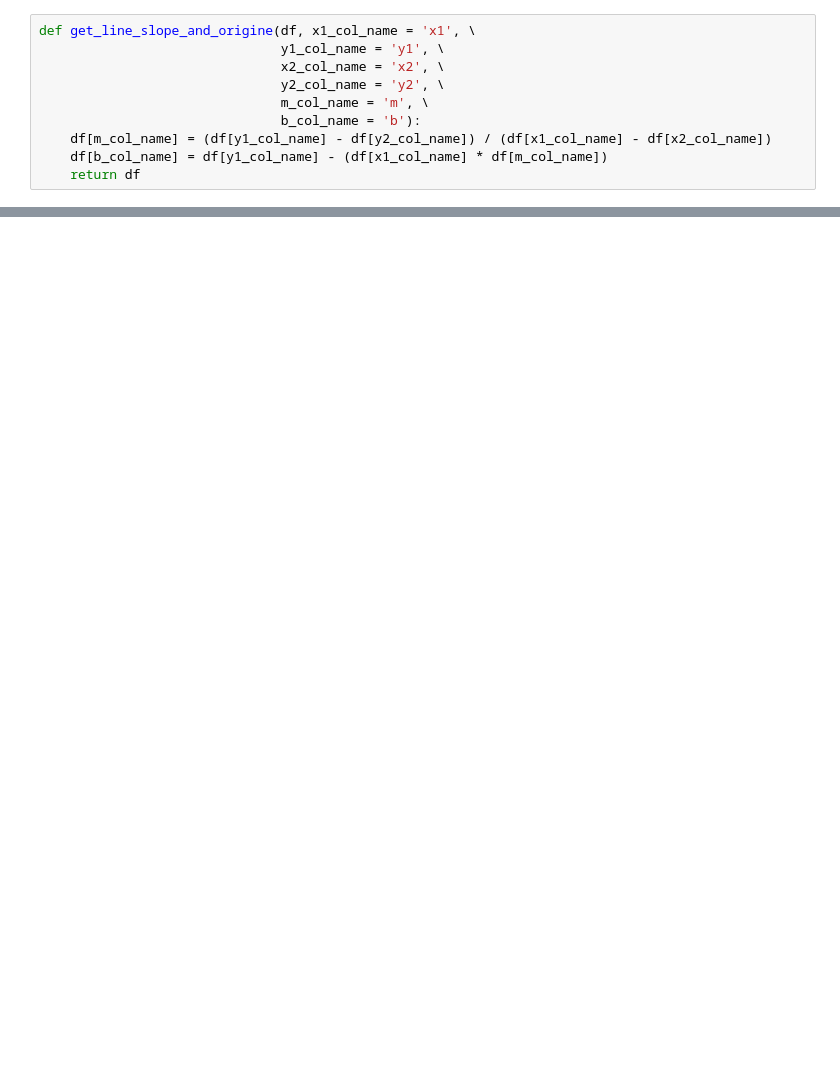
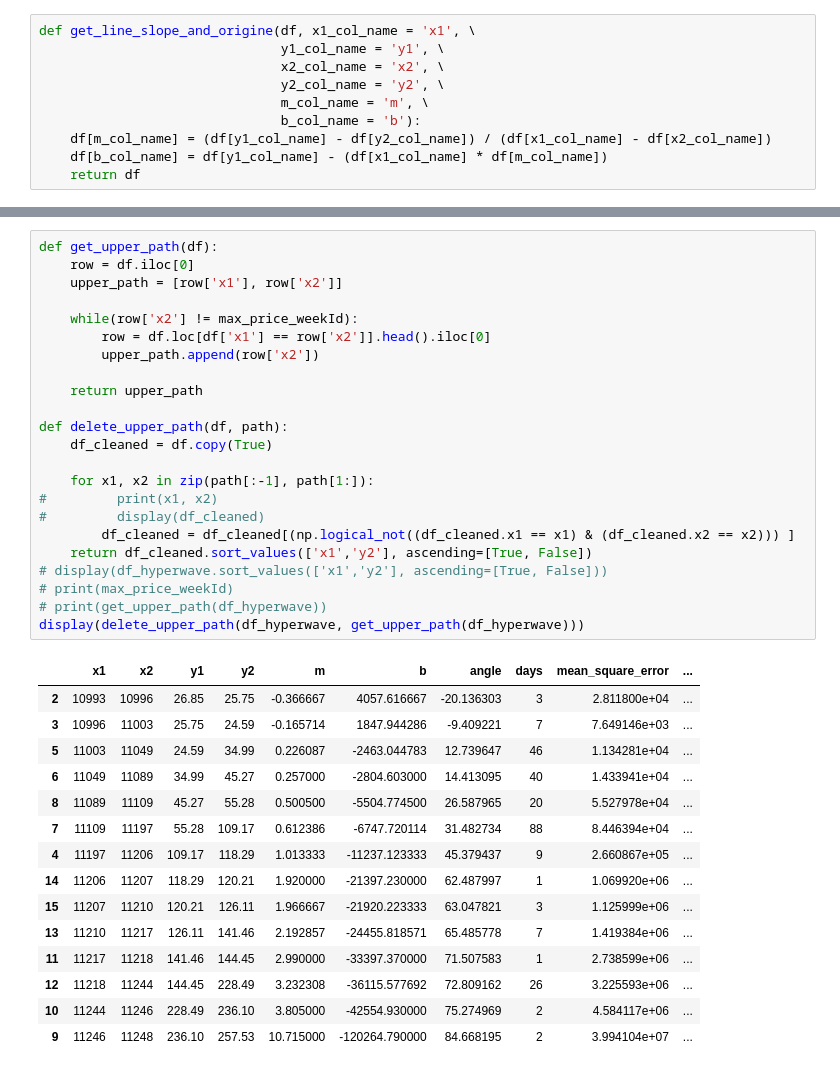
Before and after one commit to hyperwave-research/research, a Jupyter notebook: hyperwave_find_phases.ipynb, the cells around one changed output, grey strips where cells are left out. Saved outputs shown, nothing was run; the diff lists cells and outputs as text; blank space fills up the shorter version.

Commit message:
Add new function to delete the upper path

```diff
--- a/hyperwave_find_phases.ipynb
+++ b/hyperwave_find_phases.ipynb
@@ -390,3 +424,42 @@ amazon : {} 0.003958477158003407
+# %%
+def get_upper_path(df):
+    row = df.iloc[0]
+    upper_path = [row['x1'], row['x2']]
+
+    while(row['x2'] != max_price_weekId):
+        row = df.loc[df['x1'] == row['x2']].head().iloc[0]
+        upper_path.append(row['x2'])
+
+    return upper_path
+
+def delete_upper_path(df, path):
+    df_cleaned = df.copy(True)
+
+    for x1, x2 in zip(path[:-1], path[1:]):
+#         print(x1, x2)
+#         display(df_cleaned)
+        df_cleaned = df_cleaned[(np.logical_not((df_cleaned.x1 == x1) & (df_cleaned.x2 == x2))) ]
+    return df_cleaned.sort_values(['x1','y2'], ascending=[True, False])
+# display(df_hyperwave.sort_values(['x1','y2'], ascending=[True, False]))
+# print(max_price_weekId)
+# print(get_upper_path(df_hyperwave))
+display(delete_upper_path(df_hyperwave, get_upper_path(df_hyperwave)))
+# %% [output]
+|  | x1 | x2 | y1 | y2 | m | b | angle | days | mean_square_error | ... |
+| 2 | 10993 | 10996 | 26.85 | 25.75 | -0.366667 | 4057.616667 | -20.136303 | 3 | 2.811800e+04 | ... |
+| 3 | 10996 | 11003 | 25.75 | 24.59 | -0.165714 | 1847.944286 | -9.409221 | 7 | 7.649146e+03 | ... |
+| 5 | 11003 | 11049 | 24.59 | 34.99 | 0.226087 | -2463.044783 | 12.739647 | 46 | 1.134281e+04 | ... |
+| 6 | 11049 | 11089 | 34.99 | 45.27 | 0.257000 | -2804.603000 | 14.413095 | 40 | 1.433941e+04 | ... |
+| 8 | 11089 | 11109 | 45.27 | 55.28 | 0.500500 | -5504.774500 | 26.587965 | 20 | 5.527978e+04 | ... |
+| 7 | 11109 | 11197 | 55.28 | 109.17 | 0.612386 | -6747.720114 | 31.482734 | 88 | 8.446394e+04 | ... |
+| 4 | 11197 | 11206 | 109.17 | 118.29 | 1.013333 | -11237.123333 | 45.379437 | 9 | 2.660867e+05 | ... |
+| 14 | 11206 | 11207 | 118.29 | 120.21 | 1.920000 | -21397.230000 | 62.487997 | 1 | 1.069920e+06 | ... |
+| 15 | 11207 | 11210 | 120.21 | 126.11 | 1.966667 | -21920.223333 | 63.047821 | 3 | 1.125999e+06 | ... |
+| 13 | 11210 | 11217 | 126.11 | 141.46 | 2.192857 | -24455.818571 | 65.485778 | 7 | 1.419384e+06 | ... |
+| 11 | 11217 | 11218 | 141.46 | 144.45 | 2.990000 | -33397.370000 | 71.507583 | 1 | 2.738599e+06 | ... |
+| 12 | 11218 | 11244 | 144.45 | 228.49 | 3.232308 | -36115.577692 | 72.809162 | 26 | 3.225593e+06 | ... |
+| 10 | 11244 | 11246 | 228.49 | 236.10 | 3.805000 | -42554.930000 | 75.274969 | 2 | 4.584117e+06 | ... |
+| 9 | 11246 | 11248 | 236.10 | 257.53 | 10.715000 | -120264.790000 | 84.668195 | 2 | 3.994104e+07 | ... |
 # %%
 # def get_line_slope(row):
 #     return (row.close_from - row.close_to) / (row.weekId_from - row.weekId_to)
```
Also changed, not shown: parts of 21 cells of this notebook.
